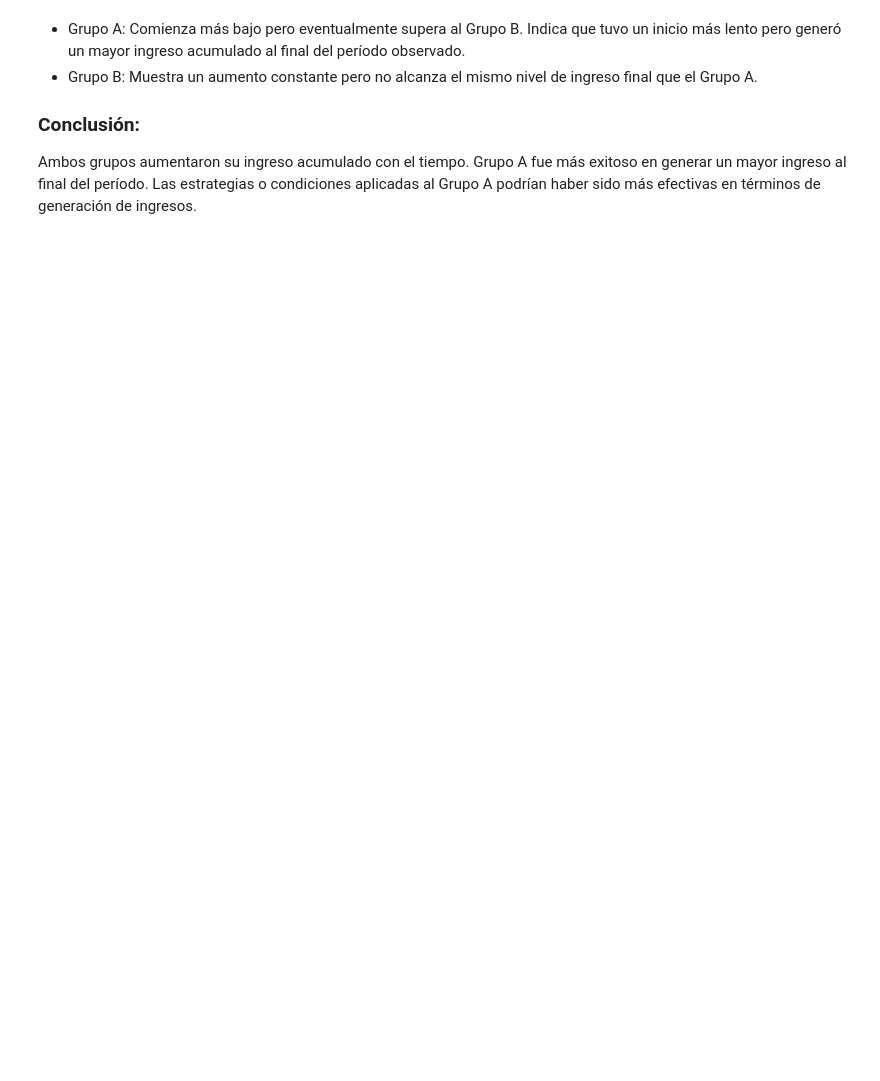
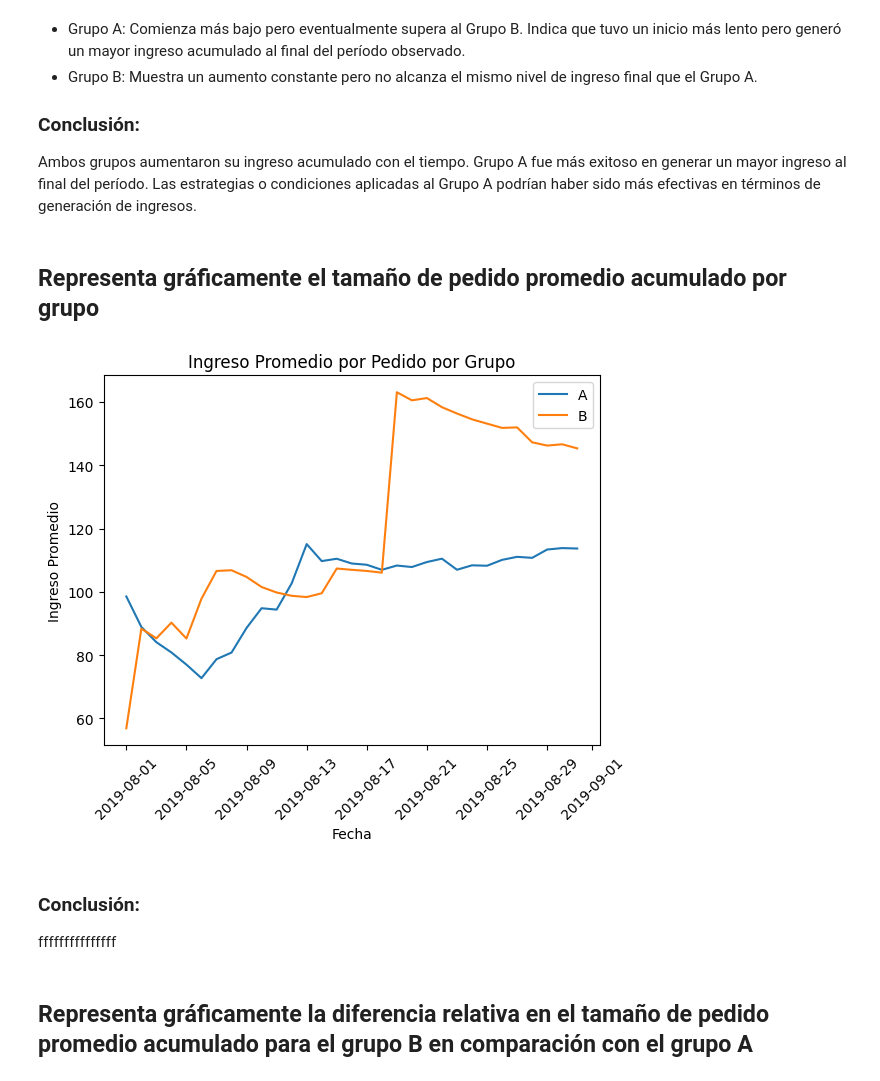
Before and after one commit to alezana85/AB_Test, a Jupyter notebook: proyecto_ab_test.ipynb, the cells around one changed output. Drawn from its saved outputs; the diff is of its cells as text; code cells hidden in the pictures; blank space fills up the shorter version.

```diff
--- a/proyecto_ab_test.ipynb
+++ b/proyecto_ab_test.ipynb
@@ -514,3 +589,29 @@ plt.show()
 Ambos grupos aumentaron su ingreso acumulado con el tiempo.
 Grupo A fue más exitoso en generar un mayor ingreso al final del período.
 Las estrategias o condiciones aplicadas al Grupo A podrían haber sido más efectivas en términos de generación de ingresos.
+# %% [markdown]
+## Representa gráficamente el tamaño de pedido promedio acumulado por grupo
+# %%
+# Graficar tamaño promedio de compra por grupo
+plt.plot(cumulativeRevenueA['date'],
+         cumulativeRevenueA['revenue'] / cumulativeRevenueA['orders'],
+         label='A'
+        )
+plt.plot(cumulativeRevenueB['date'],
+         cumulativeRevenueB['revenue'] / cumulativeRevenueB['orders'],
+         label='B'
+        )
+plt.title('Ingreso Promedio por Pedido por Grupo')
+plt.xlabel('Fecha')
+plt.ylabel('Ingreso Promedio')
+plt.legend()
+plt.xticks(rotation=45)
+plt.show()
+# %% [output]
+[figure, added]
+# %% [markdown]
+### Conclusión:
+
+fffffffffffffff
+# %% [markdown]
+## Representa gráficamente la diferencia relativa en el tamaño de pedido promedio acumulado para el grupo B en comparación con el grupo A
```
Also changed, not shown: parts of 39 cells of this notebook.
